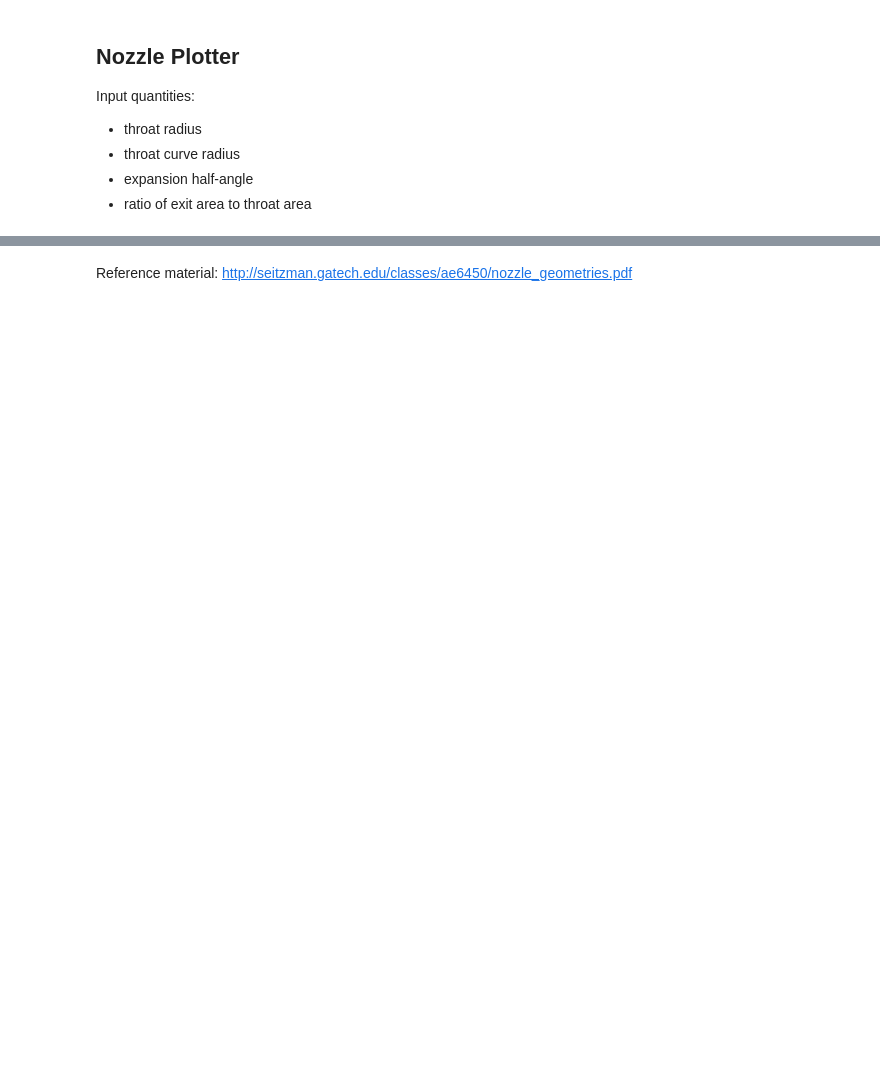
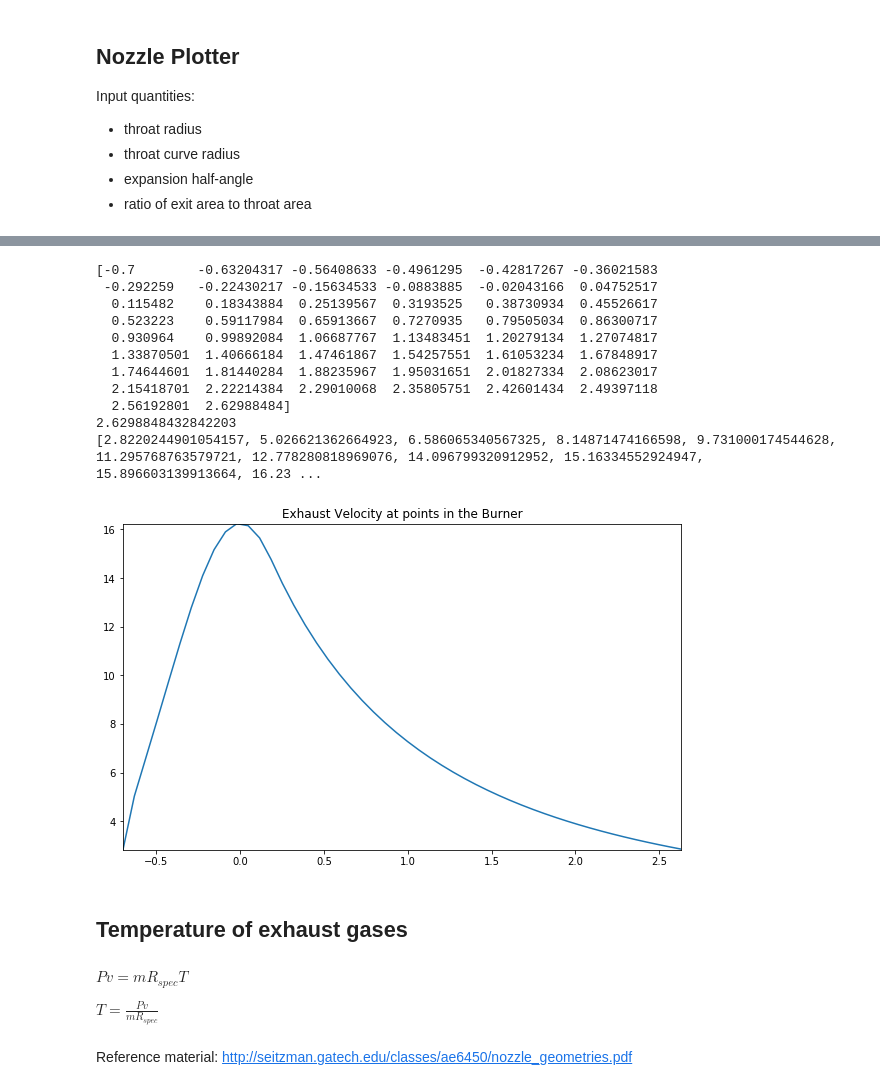
Before and after one commit to kb3guy/burnerStudy, a Jupyter notebook: Cone Nozzle.ipynb, the cells around one changed output, grey strips where cells are left out. Cells and saved outputs as stored; diff of their text form; code cells hidden in the pictures; blank space fills up the shorter version.

```diff
--- a/Cone Nozzle.ipynb
+++ b/Cone Nozzle.ipynb
@@ -177,0 +169,9 @@ nt = NozzleThermo(1.4,100,300,schnozz)
+# %%
+A_0 = schnozz.area(0)
+
+# These are for our exhaust gas at the throat of the nozzle.
+p_0 = 101325
+R_s = 287.058
+T_0 = 2253.15
+
+massflow = 2 # this is in kg /s
@@ -177,0 +190,4 @@ nt = NozzleThermo(1.4,100,300,schnozz)
+# %%
+rho = lambda x: p_0/(R_s*T_0)
+
+print(rho(0))
@@ -178,3 +213,47 @@ nt = NozzleThermo(1.4,100,300,schnozz)
+# %%
+V = lambda x: massflow/(schnozz.area(x)*rho(x))
+# %%
+velocity = []
+
+xrange = np.linspace(-schnozz.r_1,schnozz.e_x,num=50)
+for x in xrange:
+    velocity.append(V(x))
+
+print(xrange)
+print(max(xrange))
+print(velocity)
+
+
+fig = plt.figure(figsize=(10,6))
+ax = fig.add_subplot(111)
+
+
+axes = plt.gca()
+axes.set_ylim([min(velocity),max(velocity)])
+axes.set_xlim([min(xrange),max(xrange)])
+
+ax.plot(xrange,velocity)
+plt.title("Exhaust Velocity at points in the Burner")
+plt.show()
+# %% [output]
+[-0.7        -0.63204317 -0.56408633 -0.4961295  -0.42817267 -0.36021583
+ -0.292259   -0.22430217 -0.15634533 -0.0883885  -0.02043166  0.04752517
+  0.115482    0.18343884  0.25139567  0.3193525   0.38730934  0.45526617
+  0.523223    0.59117984  0.65913667  0.7270935   0.79505034  0.86300717
+  0.930964    0.99892084  1.06687767  1.13483451  1.20279134  1.27074817
+  1.33870501  1.40666184  1.47461867  1.54257551  1.61053234  1.67848917
+  1.74644601  1.81440284  1.88235967  1.95031651  2.01827334  2.08623017
+  2.15418701  2.22214384  2.29010068  2.35805751  2.42601434  2.49397118
+  2.56192801  2.62988484]
+2.6298848432842203
+[2.8220244901054157, 5.026621362664923, 6.586065340567325, 8.14871474166598, 9.731000174544628, 11.295768763579721, 12.778280818969076, 14.096799320912952, 15.16334552924947, 15.896603139913664, 16.23 ...
+[figure, added]
+# %% [markdown]
+## Temperature of exhaust gases
+# %% [markdown]
+$Pv = mR_{spec}T$
+
+$T = \frac{Pv}{mR_{spec}} $
 # %% [markdown]
 Reference material:
 http://seitzman.gatech.edu/classes/ae6450/nozzle_geometries.pdf
```
Also changed, not shown: parts of 8 cells of this notebook.
